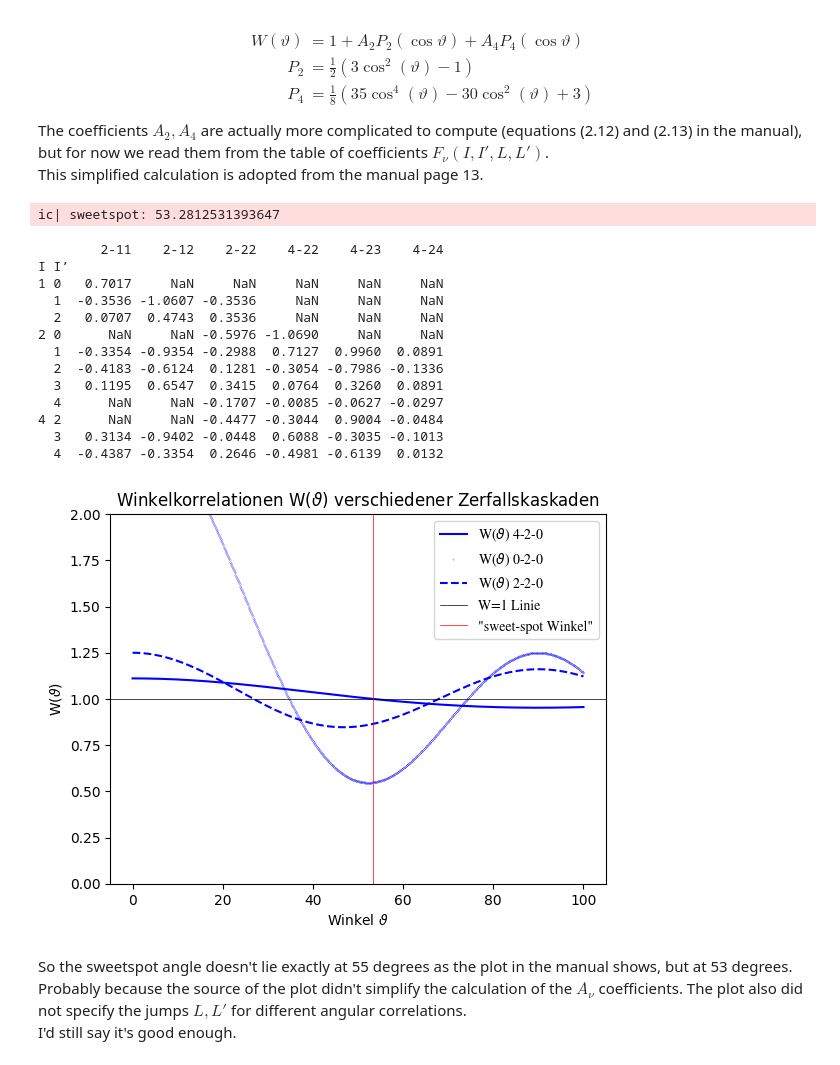
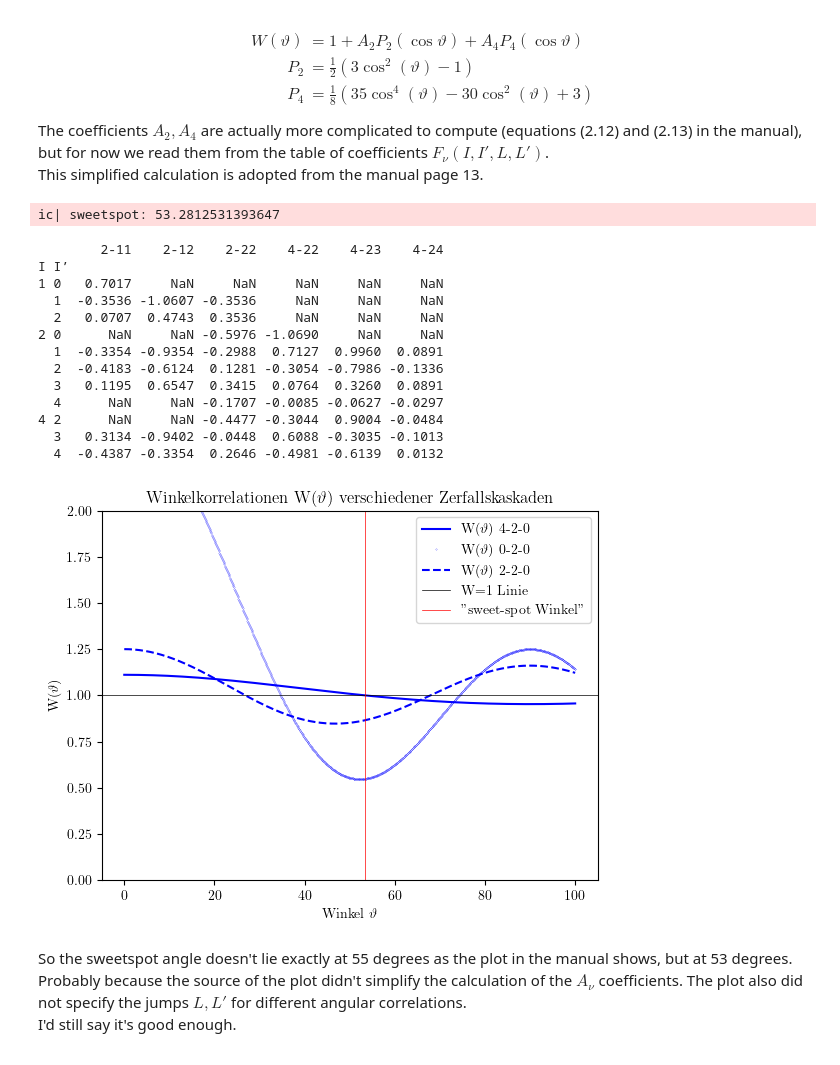
Before and after one commit to WackAlley/worksheet, a Jupyter notebook: labcourse16/angularcorrelation.ipynb, the cells around one changed output. Drawn from its saved outputs; the diff is of its cells as text; code cells hidden in the pictures.

```diff
--- a/labcourse16/angularcorrelation.ipynb
+++ b/labcourse16/angularcorrelation.ipynb
@@ -53,40 +53,40 @@ def angular(theta, i0, i1, i2, l1, l2,):
 for correct calculation of a2 and a4 see manual chapter 2.4.2, for now it isn't implemented because of the missing delta
 what is this Mischungsverhältnis delta. we just kinda ignored it
 '''
-
+plt.rc('text', usetex=True)
+plt.rc('font', family='STIXGeneral')
 fig, ax = plt.subplots()
 x = np.linspace(0,100,1000)
-matplotlib.rcParams['font.family'] = 'STIXGeneral'
 
 ax.plot(x,angular(x,4,2,0,2,2), 'b', label=f'W($\\vartheta$) 4-2-0')
 ax.plot(x,angular(x,0,2,0,2,2), 'b.', markersize=.3, label=f'W($\\vartheta$) 0-2-0')
 ax.plot(x,angular(x,2,2,0,2,2), 'b--', label=f'W($\\vartheta$) 2-2-0')
 
 ax.set_title(f'Winkelkorrelationen W$(\\vartheta)$ verschiedener Zerfallskaskaden')
 ax.set(xlabel=f'Winkel $\\vartheta$', ylabel=f'W$(\\vartheta)$')
 ax.set_ylim(0, 2)
 ax.axhline(1, linewidth=.5, color='k', label=f'W=1 Linie') # W = 1 line
 sweetspot = np.interp(-1,-angular(x,4,2,0,2,2), x) # np.interp works primarily for increasing functions, which is why we invert it
 ic(sweetspot)
 ax.axvline(sweetspot, linewidth=.5, color='r', label=f'"sweet-spot Winkel"') # angle at which W = 1
 ax.legend()
 plt.show()
 # %% [output]
 ic| sweetspot: 53.2812531393647
         2-11    2-12    2-22    4-22    4-23    4-24
 I I’
 1 0   0.7017     NaN     NaN     NaN     NaN     NaN
   1  -0.3536 -1.0607 -0.3536     NaN     NaN     NaN
   2   0.0707  0.4743  0.3536     NaN     NaN     NaN
 2 0      NaN     NaN -0.5976 -1.0690     NaN     NaN
   1  -0.3354 -0.9354 -0.2988  0.7127  0.9960  0.0891
   2  -0.4183 -0.6124  0.1281 -0.3054 -0.7986 -0.1336
   3   0.1195  0.6547  0.3415  0.0764  0.3260  0.0891
   4      NaN     NaN -0.1707 -0.0085 -0.0627 -0.0297
 4 2      NaN     NaN -0.4477 -0.3044  0.9004 -0.0484
   3   0.3134 -0.9402 -0.0448  0.6088 -0.3035 -0.1013
   4  -0.4387 -0.3354  0.2646 -0.4981 -0.6139  0.0132
-[figure, old version]
+[figure, new version]
 # %% [markdown]
 So the sweetspot angle doesn't lie exactly at 55 degrees as the plot in the manual shows, but at 53 degrees. Probably because the source of the plot didn't simplify the calculation of the $A_\nu$ coefficients. The plot also did not specify the jumps $L, L'$ for different angular correlations. \
 I'd still say it's good enough.
```
Also changed, not shown: 23 other files.
